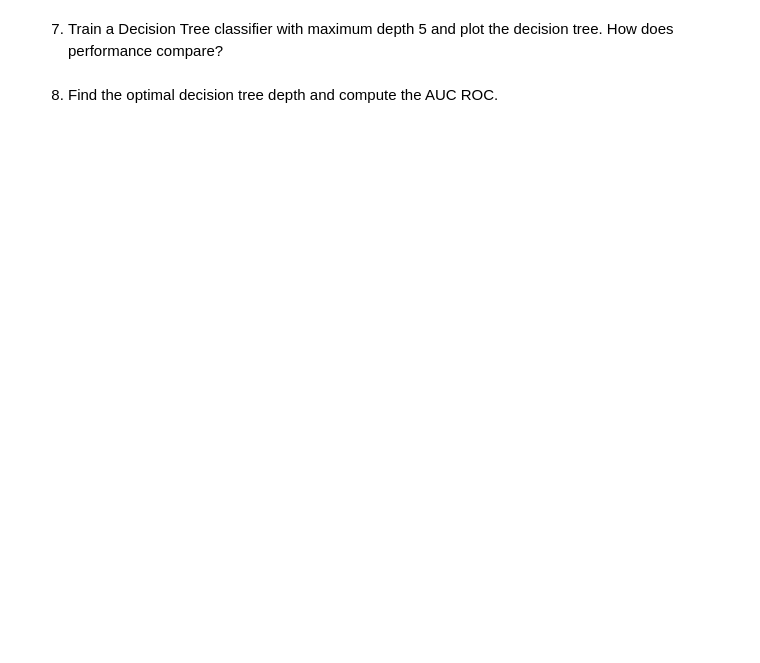
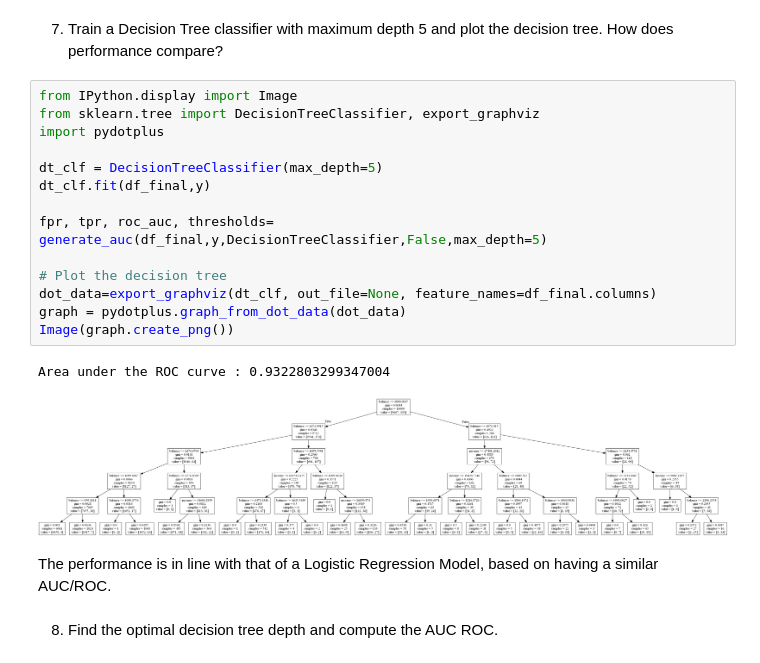
Before and after one commit to Columbia-Intro-Data-Science/python-introduction-an2683, a Jupyter notebook: Homework 3 - Classification.ipynb, the cells around one changed output. Drawn from its saved outputs; the diff is of its cells as text; blank space fills up the shorter version.

```diff
--- a/Homework 3 - Classification.ipynb
+++ b/Homework 3 - Classification.ipynb
@@ -260,4 +272,23 @@ As you can see, the "student" variable does not have any explanatory power.
 # %% [markdown]
 7) Train a Decision Tree classifier with maximum depth 5 and plot the decision tree. How does performance compare?
+# %%
+from IPython.display import Image
+from sklearn.tree import DecisionTreeClassifier, export_graphviz
+import pydotplus
+
+dt_clf = DecisionTreeClassifier(max_depth=5)
+dt_clf.fit(df_final,y)
+
+fpr, tpr, roc_auc, thresholds= generate_auc(df_final,y,DecisionTreeClassifier,False,max_depth=5)
+
+# Plot the decision tree
+dot_data=export_graphviz(dt_clf, out_file=None, feature_names=df_final.columns)
+graph = pydotplus.graph_from_dot_data(dot_data)
+Image(graph.create_png())
+# %% [output]
+Area under the ROC curve : 0.9322803299347004
+[figure, added]
+# %% [markdown]
+The performance is in line with that of a Logistic Regression Model, based on having a similar AUC/ROC.
 # %% [markdown]
 8) Find the optimal decision tree depth and compute the AUC ROC.
```
Also changed, not shown: parts of 9 cells of this notebook.
